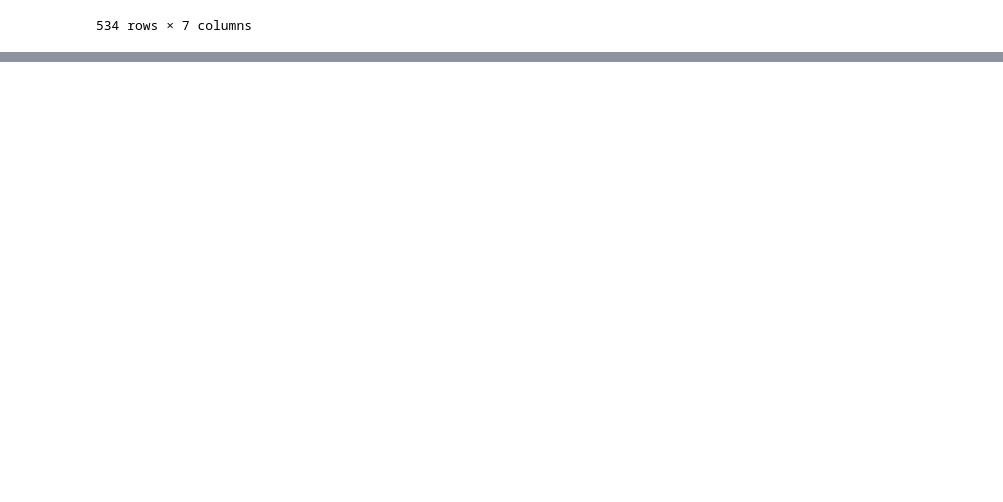
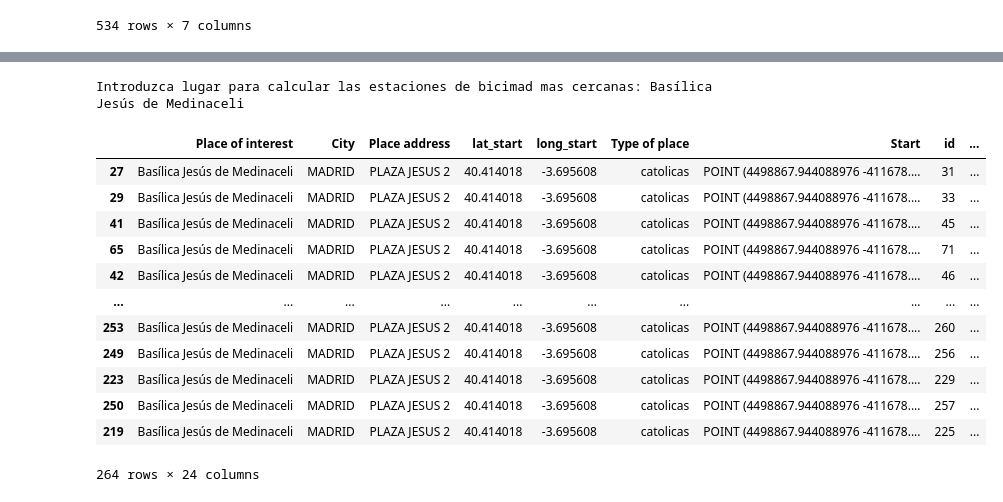
Before and after one commit to Santiorix/ih_datamadpt1121_project_m1, a Jupyter notebook: notebooks/Master_bueno.ipynb, the cells around one changed output, grey strips where cells are left out. Cells and saved outputs as stored; diff of their text form; code cells hidden in the pictures; blank space fills up the shorter version.

```diff
--- a/notebooks/Master_bueno.ipynb
+++ b/notebooks/Master_bueno.ipynb
@@ -294,0 +307,22 @@ df_merge
+# %%
+def tabla_bicimad_cercana():
+    i = str(input("Introduzca lugar para calcular las estaciones de bicimad mas cercanas: "))
+    a = df_merge[df_merge["Place of interest"] == i]
+    return a.sort_values(by = "Distance", ascending = True)
+# %%
+tabla_bicimad_cercana()
+# %% [output]
+Introduzca lugar para calcular las estaciones de bicimad mas cercanas: Basílica Jesús de Medinaceli
+|  | Place of interest | City | Place address | lat_start | long_start | Type of place | Start | id | ... |
+| 27 | Basílica Jesús de Medinaceli | MADRID | PLAZA JESUS 2 | 40.414018 | -3.695608 | catolicas | POINT (4498867.944088976 -411678.... | 31 | ... |
+| 29 | Basílica Jesús de Medinaceli | MADRID | PLAZA JESUS 2 | 40.414018 | -3.695608 | catolicas | POINT (4498867.944088976 -411678.... | 33 | ... |
+| 41 | Basílica Jesús de Medinaceli | MADRID | PLAZA JESUS 2 | 40.414018 | -3.695608 | catolicas | POINT (4498867.944088976 -411678.... | 45 | ... |
+| 65 | Basílica Jesús de Medinaceli | MADRID | PLAZA JESUS 2 | 40.414018 | -3.695608 | catolicas | POINT (4498867.944088976 -411678.... | 71 | ... |
+| 42 | Basílica Jesús de Medinaceli | MADRID | PLAZA JESUS 2 | 40.414018 | -3.695608 | catolicas | POINT (4498867.944088976 -411678.... | 46 | ... |
+| ... | ... | ... | ... | ... | ... | ... | ... | ... | ... |
+| 253 | Basílica Jesús de Medinaceli | MADRID | PLAZA JESUS 2 | 40.414018 | -3.695608 | catolicas | POINT (4498867.944088976 -411678.... | 260 | ... |
+| 249 | Basílica Jesús de Medinaceli | MADRID | PLAZA JESUS 2 | 40.414018 | -3.695608 | catolicas | POINT (4498867.944088976 -411678.... | 256 | ... |
+| 223 | Basílica Jesús de Medinaceli | MADRID | PLAZA JESUS 2 | 40.414018 | -3.695608 | catolicas | POINT (4498867.944088976 -411678.... | 229 | ... |
+| 250 | Basílica Jesús de Medinaceli | MADRID | PLAZA JESUS 2 | 40.414018 | -3.695608 | catolicas | POINT (4498867.944088976 -411678.... | 257 | ... |
+| 219 | Basílica Jesús de Medinaceli | MADRID | PLAZA JESUS 2 | 40.414018 | -3.695608 | catolicas | POINT (4498867.944088976 -411678.... | 225 | ... |
+264 rows × 24 columns
```
Also changed, not shown: parts of 10 cells of this notebook, 5 other files.
